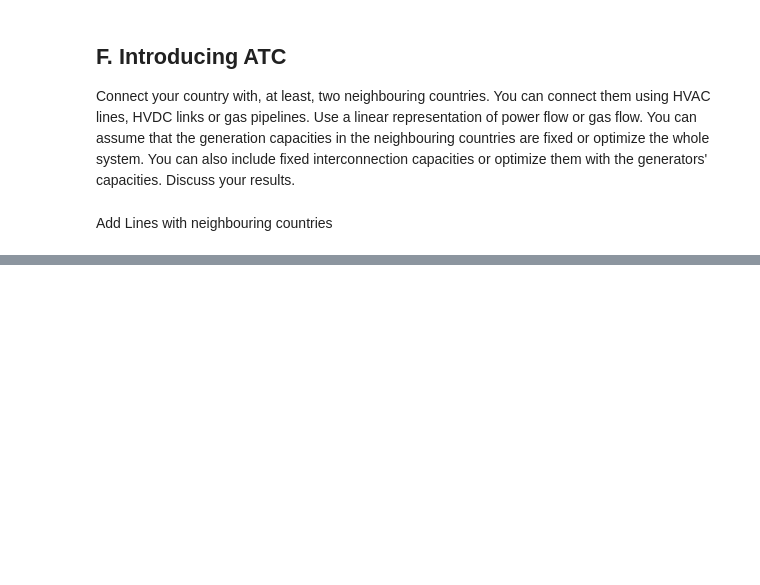
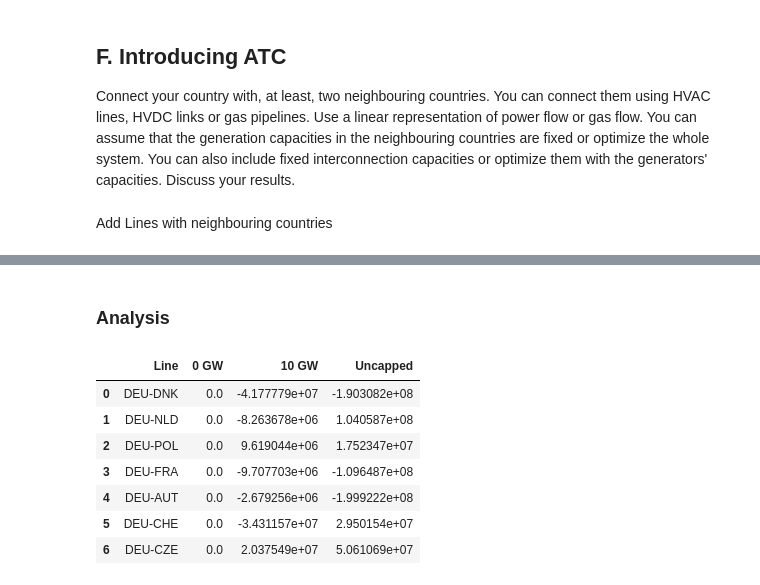
Before and after one commit to jowie1508/46770_IEG, a Jupyter notebook: Part_F_analysis.ipynb, the cells around one changed output, grey strips where cells are left out. Drawn from its saved outputs; the diff is of its cells as text; code cells hidden in the pictures; blank space fills up the shorter version.

Commit message:
added code for F, added HVAC overhead to cost data

```diff
--- a/Part_F_analysis.ipynb
+++ b/Part_F_analysis.ipynb
@@ -56,2 +57,0 @@ coordinates = {
-# %%
-network = base.build_network(solve=False)
@@ -137,16 +250,2 @@ network.plot()
  <matplotlib.collections.LineCollection at 0x...>)
 [figure]
-# %%
-co2_constraint = False
-if co2_constraint:
-    co2_emissions_1990 = 366e6
-    co2_allowance_2040 = 0.12*co2_emissions_1990
-    co2_allowance_2040/10e6
-
-    network.add("GlobalConstraint", "CO2Limit",
-            carrier_attribute="co2_emissions",
-            sense="<=",
-            constant=co2_allowance_2040)
-    print("CO2 constraint added")
-else:
-    print("no CO2 constraint implemented")
@@ -336,0 +664,35 @@ dtype: float64
+# %% [markdown]
+### Analysis
+# %%
+def get_line_energy(network):
+    power_flow = network.lines_t.p0  # MW per time step
+    timestep_in_hours = (network.snapshots[1] - network.snapshots[0]).total_seconds() / 3600
+    energy_flow = (power_flow * timestep_in_hours).sum(axis=0)  # MWh
+    return energy_flow
+
+# Calculate energy flows
+energy_flow_0 = get_line_energy(network_0)
+energy_flow_10 = get_line_energy(network_10)
+energy_flow_uncapped = get_line_energy(network_unlimited)
+
+
+# Create a single DataFrame
+energy_flows = pd.DataFrame({
+    "0 GW": energy_flow_0,
+    "10 GW": energy_flow_10,
+    "Uncapped": energy_flow_uncapped
+})
+
+# Optional: reset index if you want line names as a column
+energy_flows = energy_flows.reset_index().rename(columns={"index": "Line"})
+
+energy_flows
+# %% [output]
+|  | Line | 0 GW | 10 GW | Uncapped |
+| 0 | DEU-DNK | 0.0 | -4.177779e+07 | -1.903082e+08 |
+| 1 | DEU-NLD | 0.0 | -8.263678e+06 | 1.040587e+08 |
+| 2 | DEU-POL | 0.0 | 9.619044e+06 | 1.752347e+07 |
+| 3 | DEU-FRA | 0.0 | -9.707703e+06 | -1.096487e+08 |
+| 4 | DEU-AUT | 0.0 | -2.679256e+06 | -1.999222e+08 |
+| 5 | DEU-CHE | 0.0 | -3.431157e+07 | 2.950154e+07 |
+| 6 | DEU-CZE | 0.0 | 2.037549e+07 | 5.061069e+07 |
```
Also changed, not shown: parts of 29 cells of this notebook, 1 other file.
